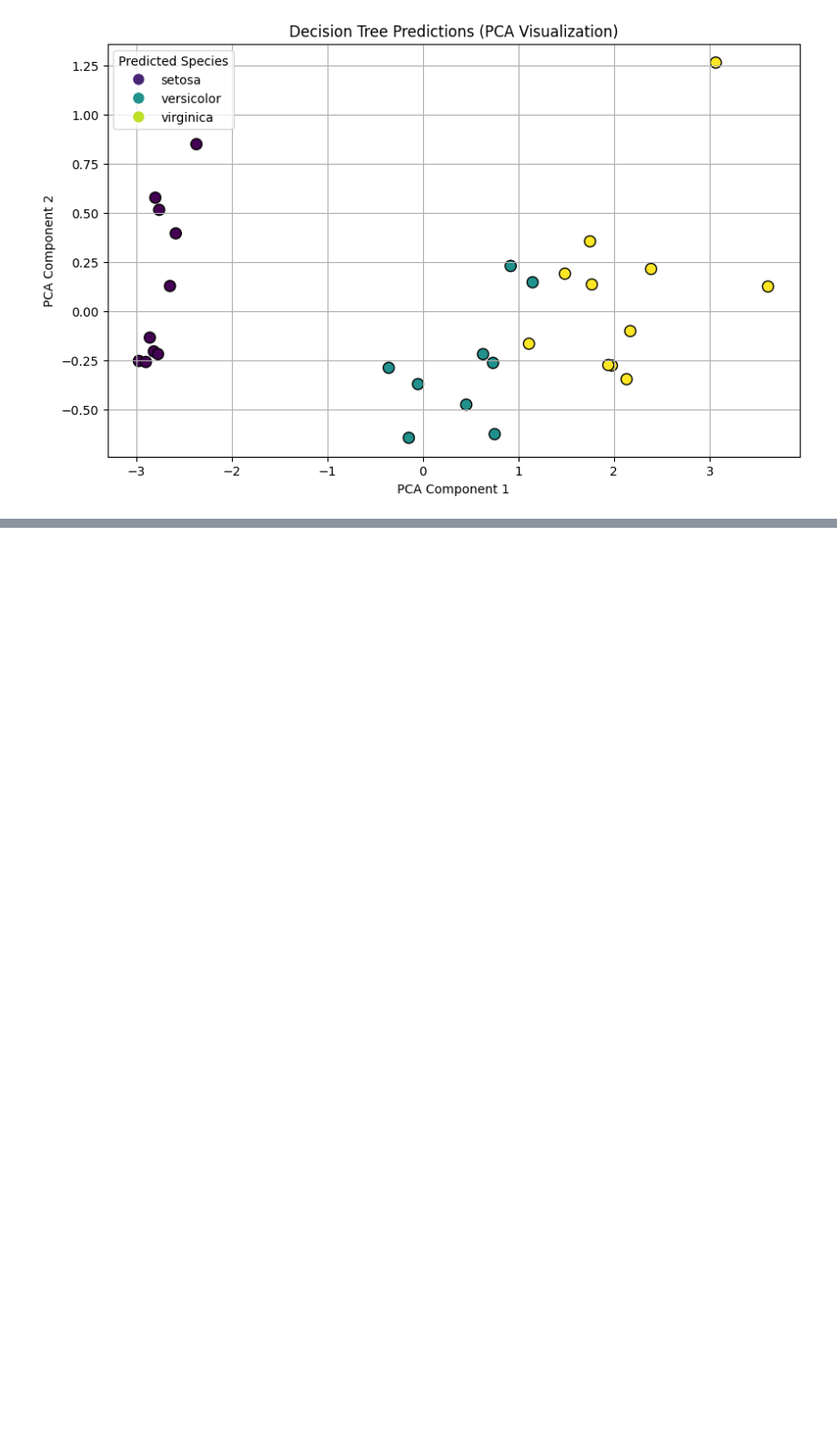
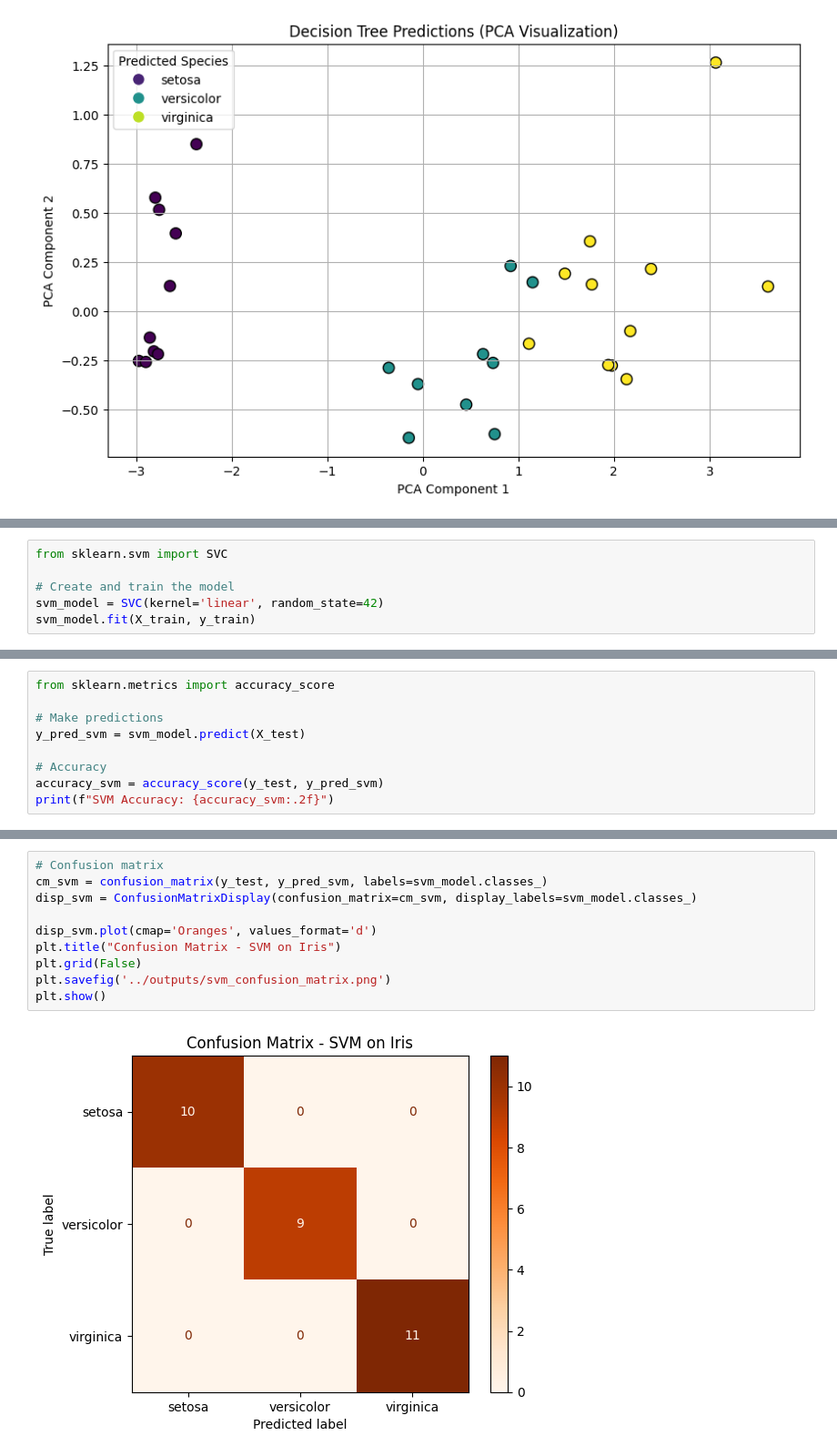
Before and after one commit to Aayushsah6969/Data, a Jupyter notebook: IRIS/notebooks/iris_analysis.ipynb, the cells around one changed output, grey strips where cells are left out. Shown at 91% size. Saved outputs shown, nothing was run; the diff lists cells and outputs as text; blank space fills up the shorter version.

Commit message:
model-4 svm

```diff
--- a/IRIS/notebooks/iris_analysis.ipynb
+++ b/IRIS/notebooks/iris_analysis.ipynb
@@ -347,0 +350,6 @@ plt.show()
+# %%
+from sklearn.svm import SVC
+
+# Create and train the model
+svm_model = SVC(kernel='linear', random_state=42)
+svm_model.fit(X_train, y_train)
@@ -347,0 +358,9 @@ plt.show()
+# %%
+from sklearn.metrics import accuracy_score
+
+# Make predictions
+y_pred_svm = svm_model.predict(X_test)
+
+# Accuracy
+accuracy_svm = accuracy_score(y_test, y_pred_svm)
+print(f"SVM Accuracy: {accuracy_svm:.2f}")
@@ -347,0 +383,12 @@ plt.show()
+# %%
+# Confusion matrix
+cm_svm = confusion_matrix(y_test, y_pred_svm, labels=svm_model.classes_)
+disp_svm = ConfusionMatrixDisplay(confusion_matrix=cm_svm, display_labels=svm_model.classes_)
+
+disp_svm.plot(cmap='Oranges', values_format='d')
+plt.title("Confusion Matrix - SVM on Iris")
+plt.grid(False)
+plt.savefig('../outputs/svm_confusion_matrix.png')
+plt.show()
+# %% [output]
+[figure, added]
```
Also changed, not shown: parts of 5 cells of this notebook, 5 other files.
